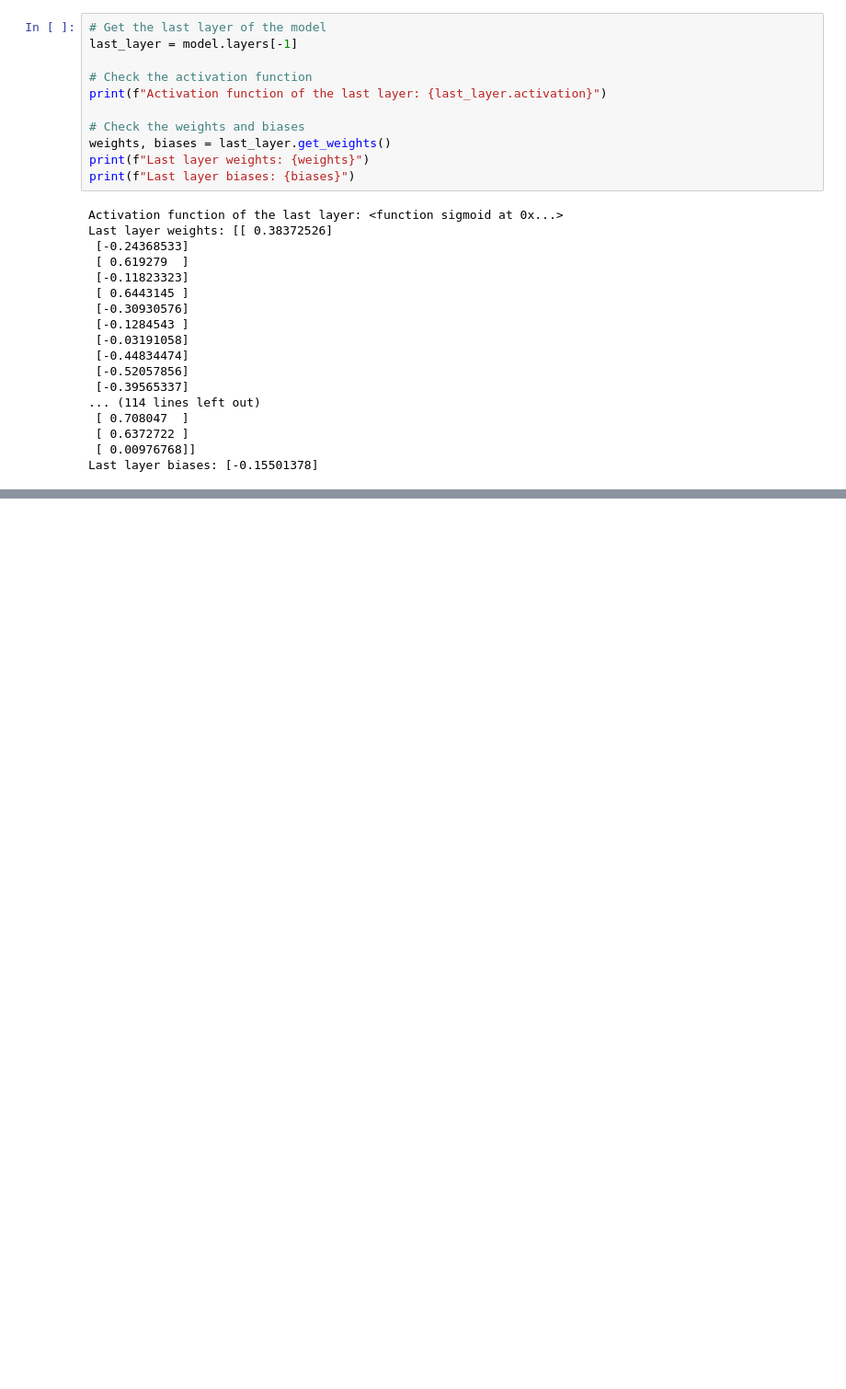
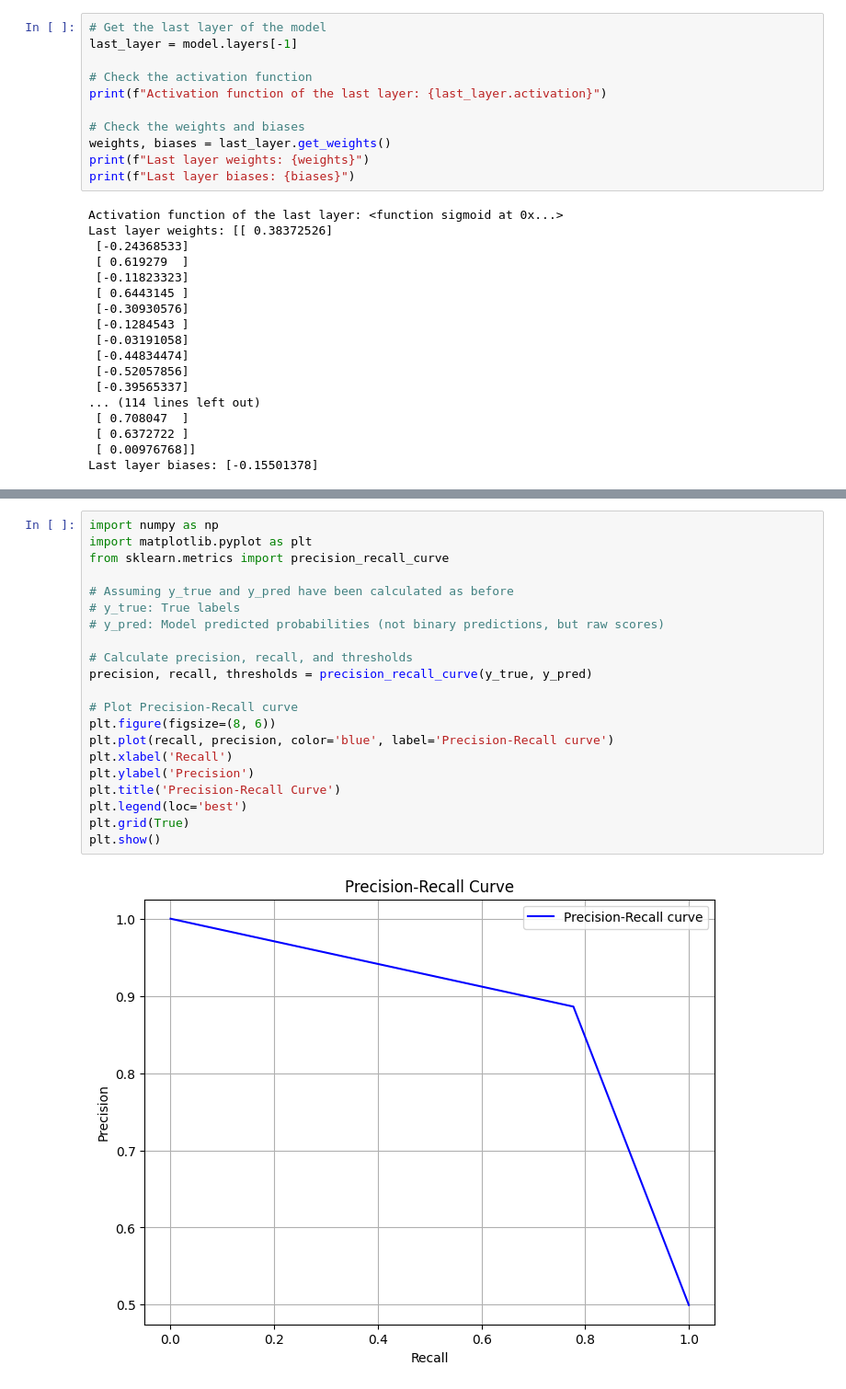
Before and after one commit to Afishally/Deepfake-Model-V1, a Jupyter notebook: training.ipynb, the cells around one changed output, grey strips where cells are left out. Shown: that part at 92% size. Saved outputs shown, nothing was run; the diff lists cells and outputs as text; blank space fills up the shorter version.

```diff
--- a/training.ipynb
+++ b/training.ipynb
@@ -720,0 +963,23 @@ Last layer biases: [-0.15501378]
+# %%
+import numpy as np
+import matplotlib.pyplot as plt
+from sklearn.metrics import precision_recall_curve
+
+# Assuming y_true and y_pred have been calculated as before
+# y_true: True labels
+# y_pred: Model predicted probabilities (not binary predictions, but raw scores)
+
+# Calculate precision, recall, and thresholds
+precision, recall, thresholds = precision_recall_curve(y_true, y_pred)
+
+# Plot Precision-Recall curve
+plt.figure(figsize=(8, 6))
+plt.plot(recall, precision, color='blue', label='Precision-Recall curve')
+plt.xlabel('Recall')
+plt.ylabel('Precision')
+plt.title('Precision-Recall Curve')
+plt.legend(loc='best')
+plt.grid(True)
+plt.show()
+# %% [output]
+[figure, added]
```
Also changed, not shown: parts of 22 cells of this notebook.
